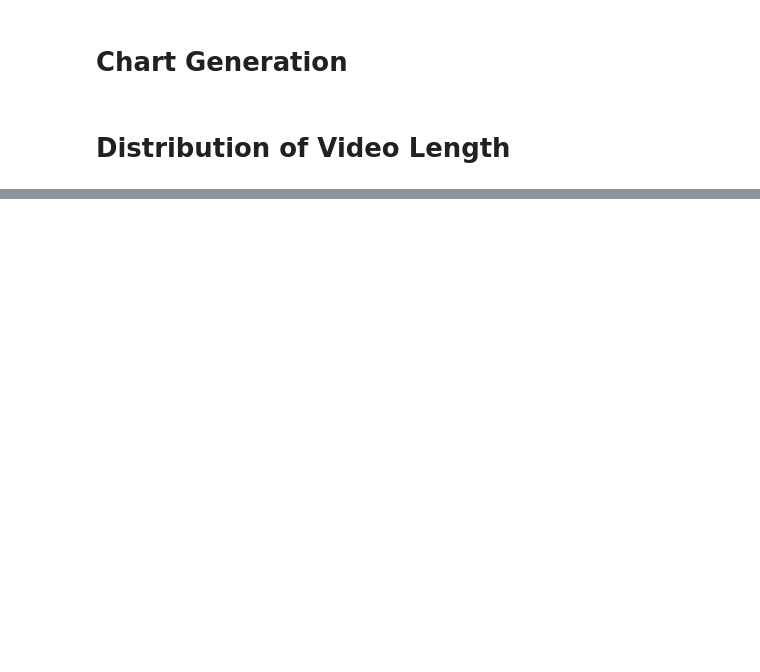
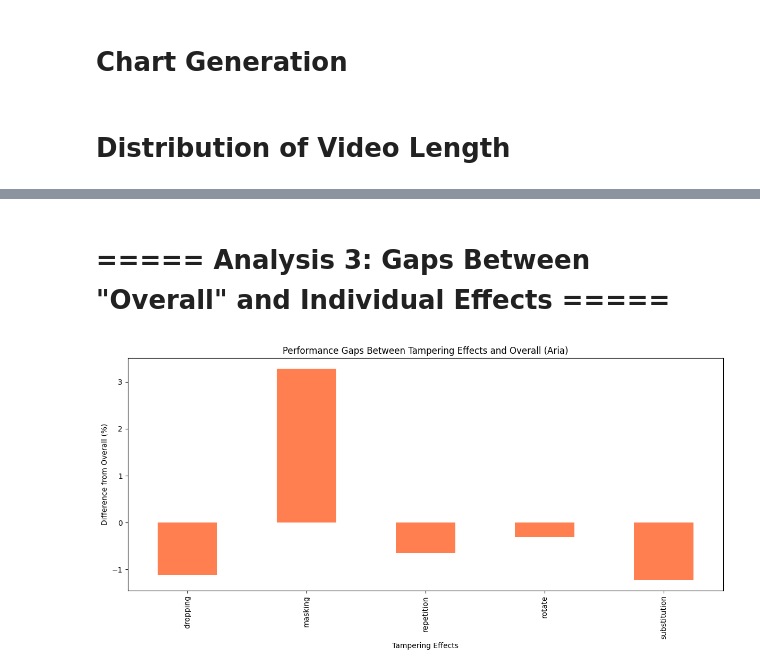
Before and after one commit to amitbcp/MVTamperBench, a Jupyter notebook: graphs.ipynb, the cells around one changed output, grey strips where cells are left out. Drawn from its saved outputs; the diff is of its cells as text; code cells hidden in the pictures; blank space fills up the shorter version.

```diff
--- a/graphs.ipynb
+++ b/graphs.ipynb
@@ -133,0 +189,26 @@ plt.show()
+# %% [markdown]
+# ===== Analysis 3: Gaps Between "Overall" and Individual Effects =====
+# %%
+
+# Ensure 'Effect' is set as the index for df_effects
+df_effects = df_cleaned[df_cleaned["Effect"] != "overall"].set_index("Effect")
+
+# Extract "Overall" row, ensuring it's set up for subtraction
+df_overall = df_cleaned[df_cleaned["Effect"] == "overall"].set_index("Effect").T
+df_overall.columns = ["overall"]
+
+# Calculate the difference between individual effects and overall
+gaps = df_effects.T.subtract(df_overall["overall"], axis=0)
+
+# Plot gaps for a specific model (e.g., Aria)
+plt.figure(figsize=(12, 6))
+gaps.loc["Aria"].plot(kind="bar", color="coral")
+plt.title("Performance Gaps Between Tampering Effects and Overall (Aria)")
+plt.ylabel("Difference from Overall (%)")
+plt.xlabel("Tampering Effects")
+plt.tight_layout()
+plt.show()
+# plt.savefig("/mnt/data/gaps_analysis_aria_fixed.png", dpi=300)
+plt.close()
+# %% [output]
+[figure, added]
```
Also changed, not shown: parts of 18 cells of this notebook.
